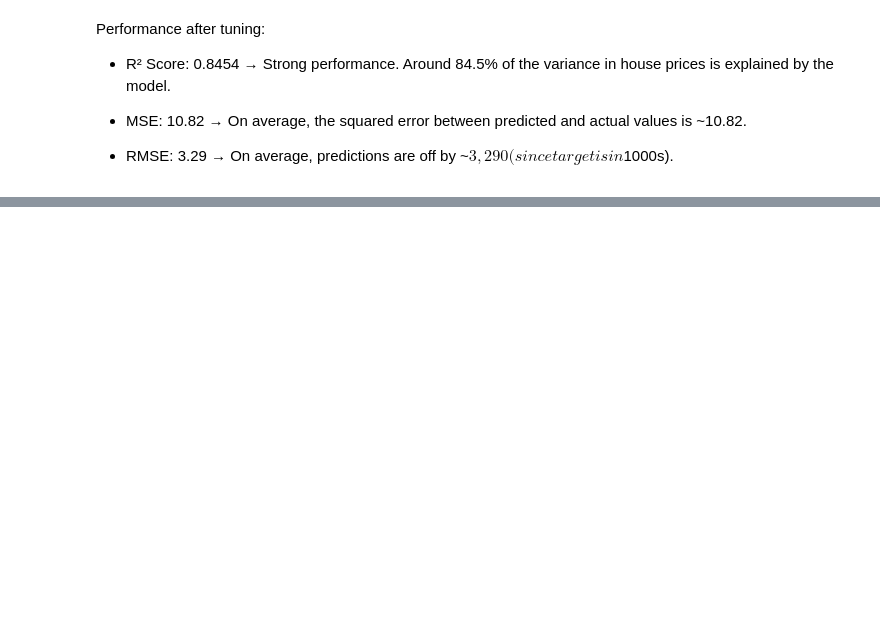
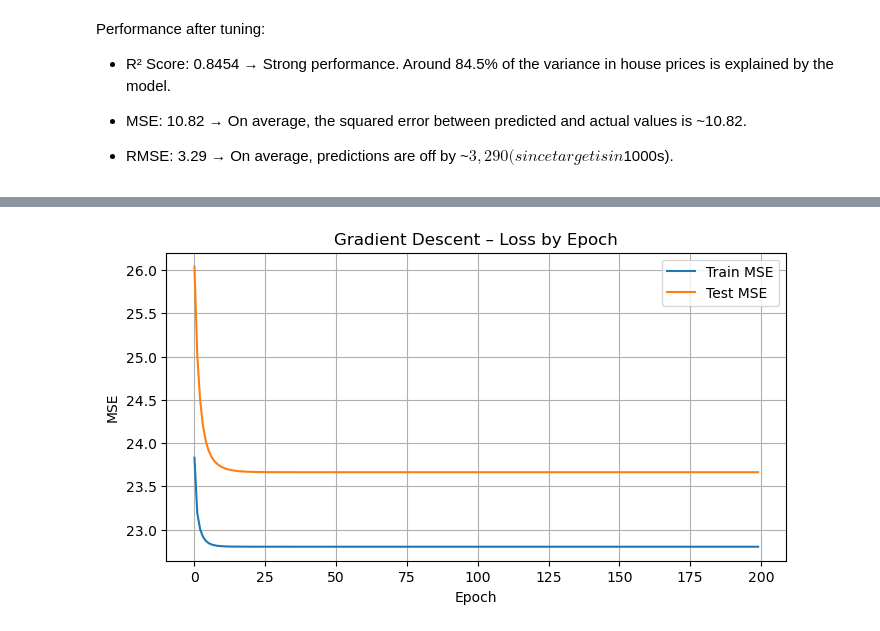
Before and after one commit to anesriad/YT_tutorials, a Jupyter notebook: python_learning/linear_regression_lasso_ridge_residues.ipynb, the cells around one changed output, grey strips where cells are left out. Cells and saved outputs as stored; diff of their text form; code cells hidden in the pictures; blank space fills up the shorter version.

```diff
--- a/python_learning/linear_regression_lasso_ridge_residues.ipynb
+++ b/python_learning/linear_regression_lasso_ridge_residues.ipynb
@@ -517,0 +591,77 @@ plt.show()
+# %%
+import numpy as np
+import matplotlib.pyplot as plt
+from sklearn.linear_model import SGDRegressor
+from sklearn.metrics import mean_squared_error, r2_score
+from sklearn.model_selection import ParameterGrid
+
+# ------------------------------------------------------------------
+# 1) Watch gradient-descent in action (training loss vs. epochs)
+# ------------------------------------------------------------------
+n_epochs = 200    # number of passes over the data
+lr        = 0.01  # learning-rate (eta0)
+
+sgd_live = SGDRegressor(
+    max_iter=1,          # one epoch per .partial_fit call
+    tol=None,            # we control the loop
+    penalty=None,
+    eta0=lr,
+    learning_rate='constant',
+    random_state=42,
+    warm_start=True      # keep weights between calls
+)
+
+train_mse_hist = []
+test_mse_hist  = []
+
+for epoch in range(n_epochs):
+    sgd_live.partial_fit(X_train_scaled, y_train)          # one step
+    y_train_pred = sgd_live.predict(X_train_scaled)
+    y_test_pred  = sgd_live.predict(X_test_scaled)
+
+    train_mse_hist.append(mean_squared_error(y_train, y_train_pred))
+    test_mse_hist.append(mean_squared_error(y_test,  y_test_pred))
+
+# Plot the learning curve
+plt.figure(figsize=(8, 4))
+plt.plot(train_mse_hist, label="Train MSE")
+plt.plot(test_mse_hist,  label="Test MSE")
+plt.xlabel("Epoch")
+plt.ylabel("MSE")
+plt.title("Gradient Descent – Loss by Epoch")
+plt.legend()
+plt.grid(True)
+plt.show()
+
+print(f"Final R² on test set: {r2_score(y_test, sgd_live.predict(X_test_scaled)):.4f}")
+
+# ------------------------------------------------------------------
+# 2) Tiny hyper-parameter grid search (eta0 and max_iter)
+# ------------------------------------------------------------------
+param_grid = {
+    "eta0":      [0.001, 0.01, 0.1],
+    "max_iter":  [500, 1000, 2000]
+}
+
+best_mse = np.inf
+best_params = None
+
+for params in ParameterGrid(param_grid):
+    model = SGDRegressor(
+        penalty=None,
+        learning_rate='constant',
+        random_state=42,
+        **params
+    )
+    model.fit(X_train_scaled, y_train)
+    mse = mean_squared_error(y_test, model.predict(X_test_scaled))
+
+    if mse < best_mse:
+        best_mse = mse
+        best_params = params
+
+print("\nBest hyper-params:", best_params)
+print(f"Best test MSE   : {best_mse:.4f}")
+print(f"Best test R²    : {r2_score(y_test, SGDRegressor(penalty=None, learning_rate='constant', random_state=42, **best_params).fit(X_train_scaled, y_train).predict(X_test_scaled)):.4f}")
+# %% [output]
+[figure, added]
```
Also changed, not shown: parts of 12 cells of this notebook.
